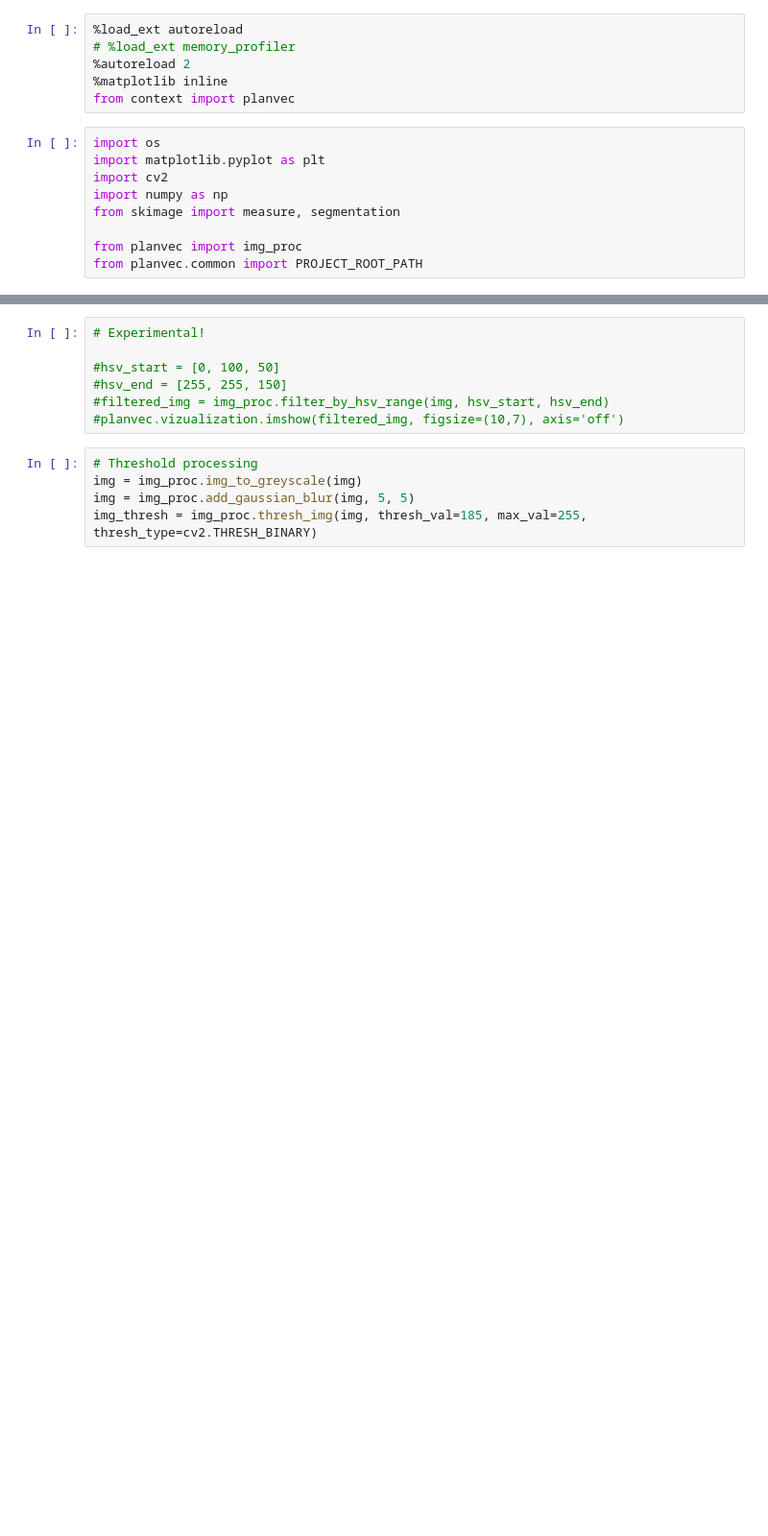
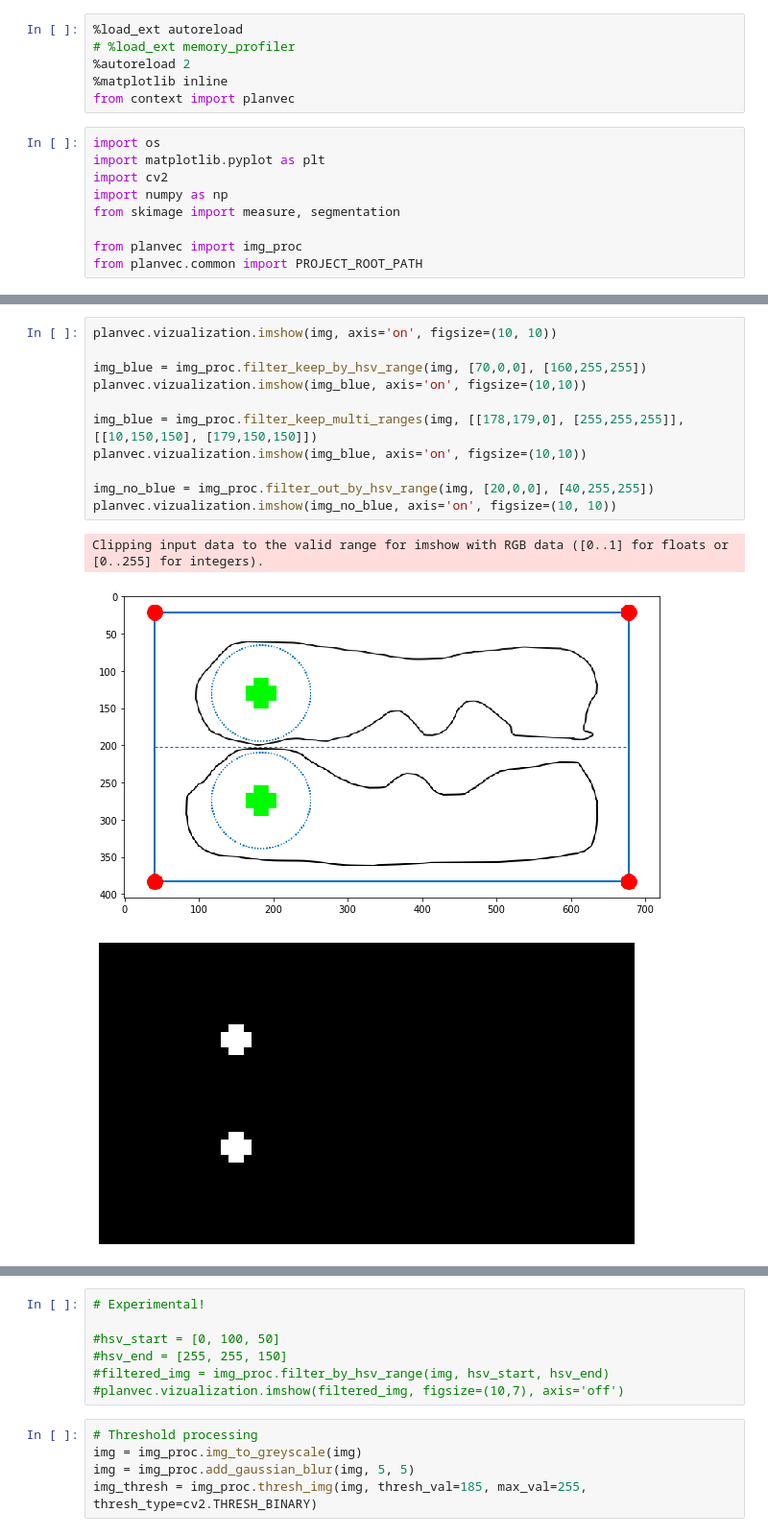
Before and after one commit to cybathlon-at-school/planvec, a Jupyter notebook: notebooks/img_vectorization.ipynb, the cells around one changed output, grey strips where cells are left out. Shown: that part at 96% size. Saved outputs shown, nothing was run; the diff lists cells and outputs as text; blank space fills up the shorter version.

```diff
--- a/notebooks/img_vectorization.ipynb
+++ b/notebooks/img_vectorization.ipynb
@@ -27,0 +28,15 @@ planvec.vizualization.imshow(img, axis='off')
+# %%
+planvec.vizualization.imshow(img, axis='on', figsize=(10, 10))
+
+img_blue = img_proc.filter_keep_by_hsv_range(img, [70,0,0], [160,255,255])
+planvec.vizualization.imshow(img_blue, axis='on', figsize=(10,10))
+
+img_blue = img_proc.filter_keep_multi_ranges(img, [[178,179,0], [255,255,255]], [[10,150,150], [179,150,150]])
+planvec.vizualization.imshow(img_blue, axis='on', figsize=(10,10))
+
+img_no_blue = img_proc.filter_out_by_hsv_range(img, [20,0,0], [40,255,255])
+planvec.vizualization.imshow(img_no_blue, axis='on', figsize=(10, 10))
+# %% [output]
+Clipping input data to the valid range for imshow with RGB data ([0..1] for floats or [0..255] for integers).
+[figure, added]
+[figure, added]
```
Also changed, not shown: parts of 12 cells of this notebook, 9 other files.
